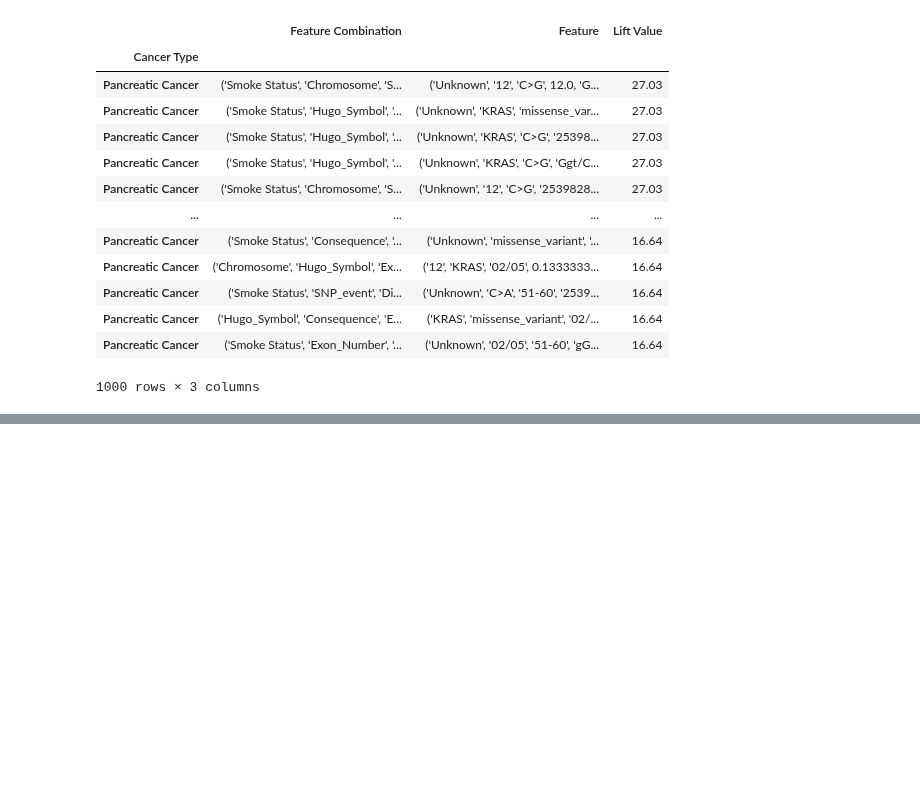
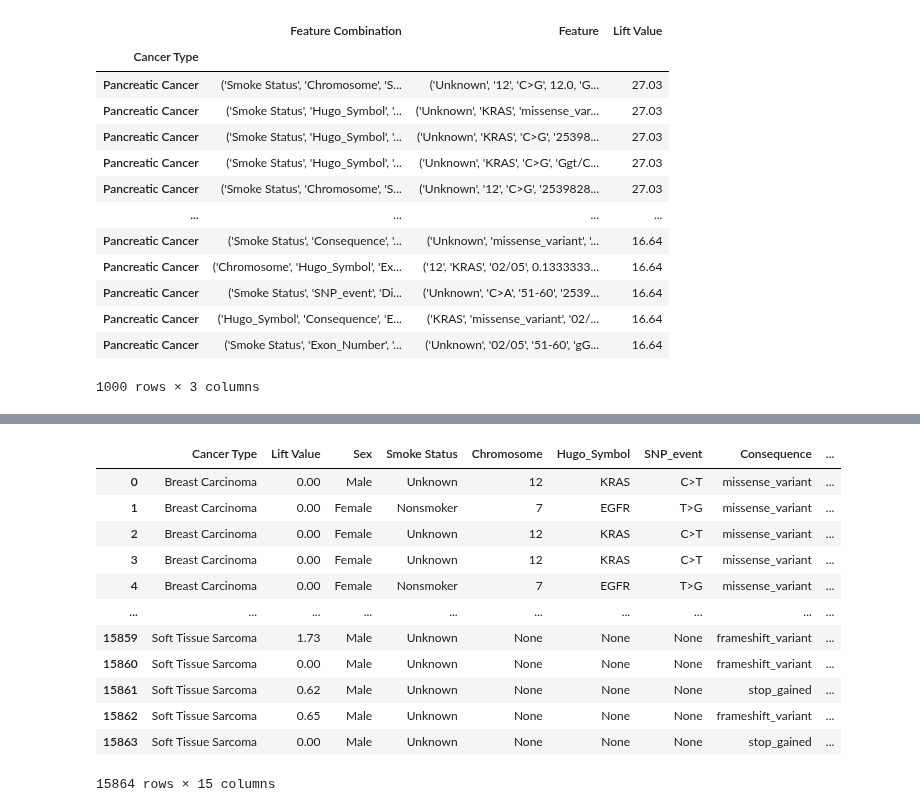
Before and after one commit to Taneun/OncoHypothesis-LLM-Ranker, a Jupyter notebook: pan_cancer/Lift.ipynb, the cells around one changed output, grey strips where cells are left out. Drawn from its saved outputs; the diff is of its cells as text; code cells hidden in the pictures; blank space fills up the shorter version.

```diff
--- a/pan_cancer/Lift.ipynb
+++ b/pan_cancer/Lift.ipynb
@@ -371,0 +178,16 @@ final_df
+# %%
+df_transformed
+# %% [output]
+|  | Cancer Type | Lift Value | Sex | Smoke Status | Chromosome | Hugo_Symbol | SNP_event | Consequence | ... |
+| 0 | Breast Carcinoma | 0.00 | Male | Unknown | 12 | KRAS | C>T | missense_variant | ... |
+| 1 | Breast Carcinoma | 0.00 | Female | Nonsmoker | 7 | EGFR | T>G | missense_variant | ... |
+| 2 | Breast Carcinoma | 0.00 | Female | Unknown | 12 | KRAS | C>T | missense_variant | ... |
+| 3 | Breast Carcinoma | 0.00 | Female | Unknown | 12 | KRAS | C>T | missense_variant | ... |
+| 4 | Breast Carcinoma | 0.00 | Female | Nonsmoker | 7 | EGFR | T>G | missense_variant | ... |
+| ... | ... | ... | ... | ... | ... | ... | ... | ... | ... |
+| 15859 | Soft Tissue Sarcoma | 1.73 | Male | Unknown | None | None | None | frameshift_variant | ... |
+| 15860 | Soft Tissue Sarcoma | 0.00 | Male | Unknown | None | None | None | frameshift_variant | ... |
+| 15861 | Soft Tissue Sarcoma | 0.62 | Male | Unknown | None | None | None | stop_gained | ... |
+| 15862 | Soft Tissue Sarcoma | 0.65 | Male | Unknown | None | None | None | frameshift_variant | ... |
+| 15863 | Soft Tissue Sarcoma | 0.00 | Male | Unknown | None | None | None | stop_gained | ... |
+15864 rows × 15 columns
```
Also changed, not shown: parts of 36 cells of this notebook, 1 other file.
